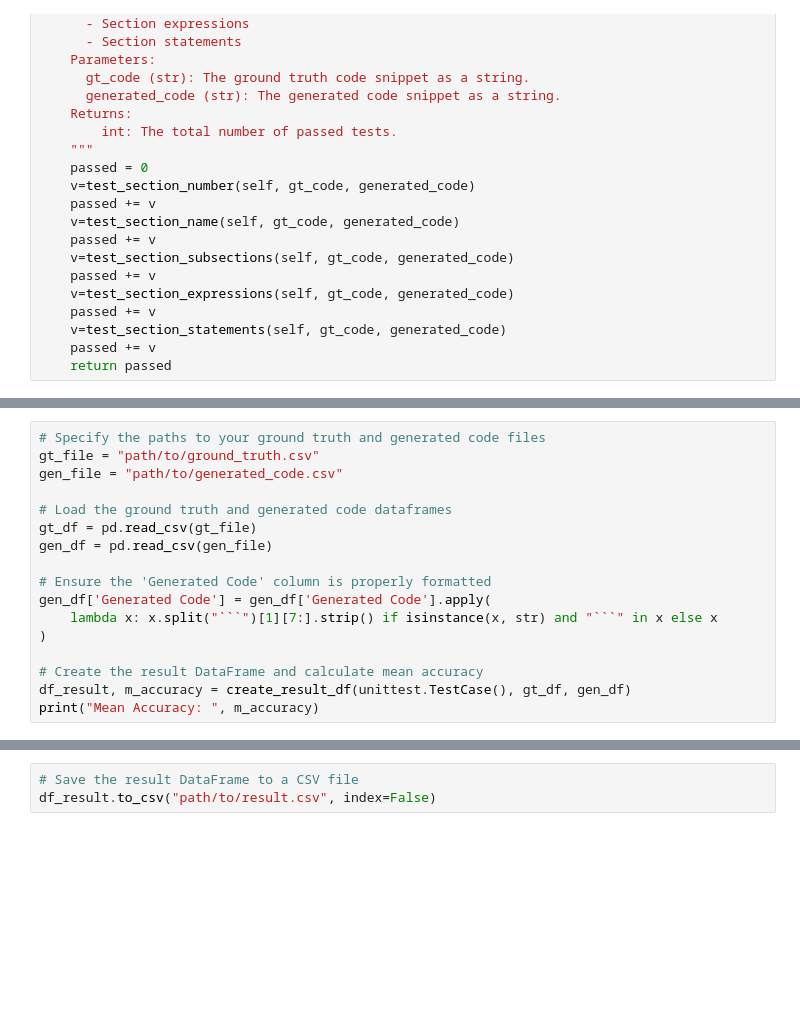
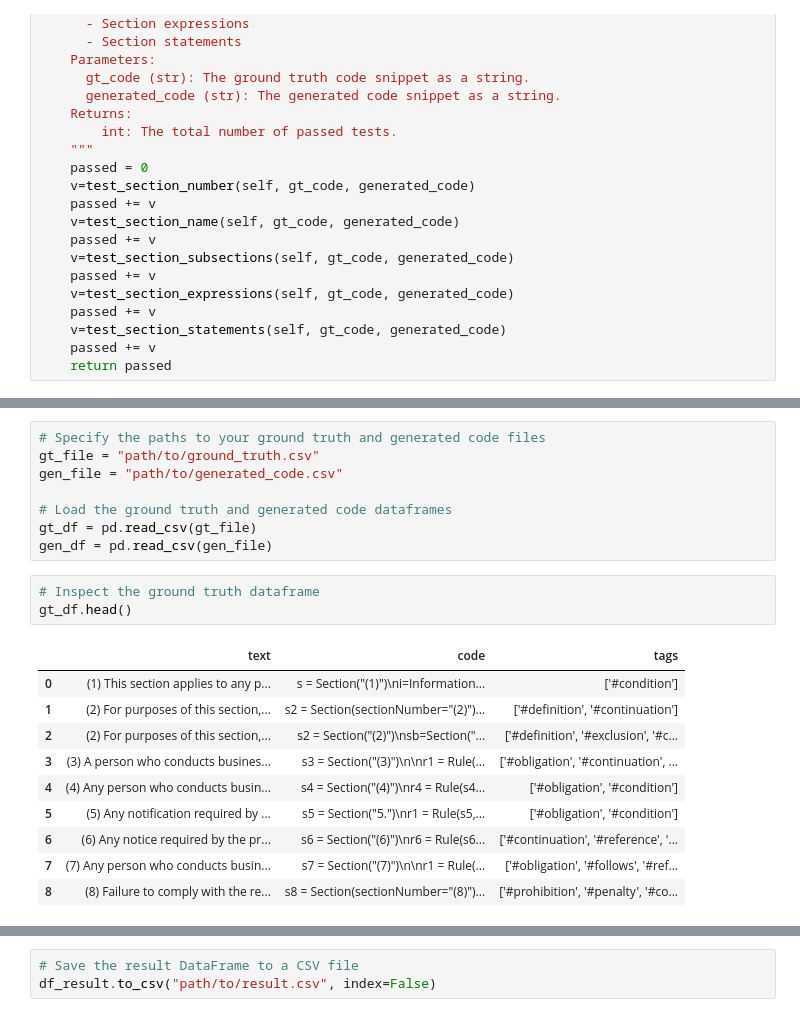
Before and after one commit to anmolsinghal98/Legal-Requirements-Translation, a Jupyter notebook: code/Code-Gen-Structural-Testing.ipynb, the cells around one changed output, grey strips where cells are left out. Drawn from its saved outputs; the diff is of its cells as text; blank space fills up the shorter version.

Commit message:
Intermediate results for MS.csv added

````diff
--- a/code/Code-Gen-Structural-Testing.ipynb
+++ b/code/Code-Gen-Structural-Testing.ipynb
@@ -457,12 +457,17 @@ gen_file = "path/to/generated_code.csv"
 # Load the ground truth and generated code dataframes
 gt_df = pd.read_csv(gt_file)
 gen_df = pd.read_csv(gen_file)
-
-# Ensure the 'Generated Code' column is properly formatted
-gen_df['Generated Code'] = gen_df['Generated Code'].apply(
-    lambda x: x.split("```")[1][7:].strip() if isinstance(x, str) and "```" in x else x
-)
-
-# Create the result DataFrame and calculate mean accuracy
-df_result, m_accuracy = create_result_df(unittest.TestCase(), gt_df, gen_df)
-print("Mean Accuracy: ", m_accuracy)
+# %%
+# Inspect the ground truth dataframe
+gt_df.head()
+# %% [output]
+|  | text | code | tags |
+| 0 | (1) This section applies to any p... | s = Section("(1)")\ni=Information... | ['#condition'] |
+| 1 | (2) For purposes of this section,... | s2 = Section(sectionNumber="(2)")... | ['#definition', '#continuation'] |
+| 2 | (2) For purposes of this section,... | s2 = Section("(2)")\nsb=Section("... | ['#definition', '#exclusion', '#c... |
+| 3 | (3) A person who conducts busines... | s3 = Section("(3)")\n\nr1 = Rule(... | ['#obligation', '#continuation', ... |
+| 4 | (4) Any person who conducts busin... | s4 = Section("(4)")\nr4 = Rule(s4... | ['#obligation', '#condition'] |
+| 5 | (5) Any notification required by ... | s5 = Section("5.")\nr1 = Rule(s5,... | ['#obligation', '#condition'] |
+| 6 | (6) Any notice required by the pr... | s6 = Section("(6)")\nr6 = Rule(s6... | ['#continuation', '#reference', '... |
+| 7 | (7) Any person who conducts busin... | s7 = Section("(7)")\n\nr1 = Rule(... | ['#obligation', '#follows', '#ref... |
+| 8 | (8) Failure to comply with the re... | s8 = Section(sectionNumber="(8)")... | ['#prohibition', '#penalty', '#co... |
````
Also changed, not shown: parts of 4 cells of this notebook, 15 other files.
